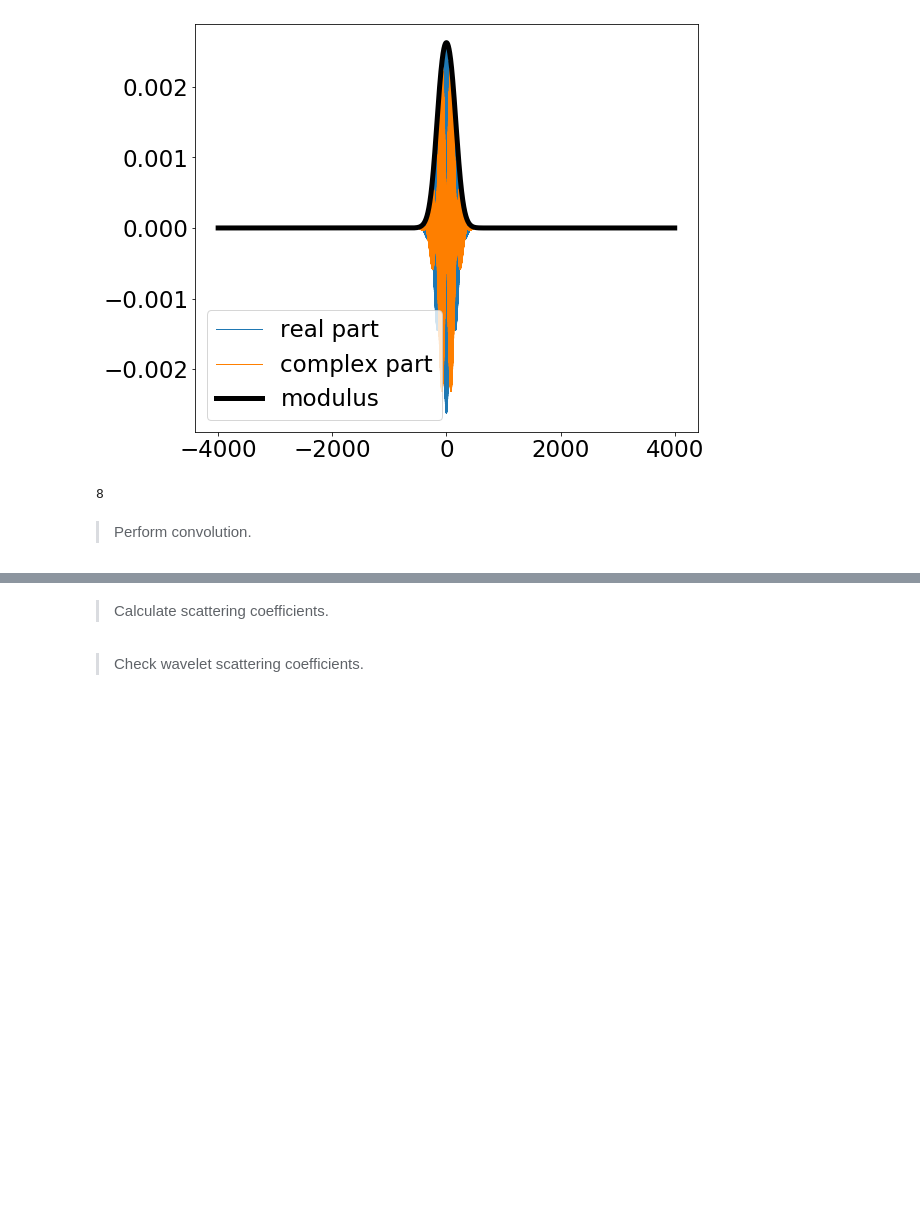
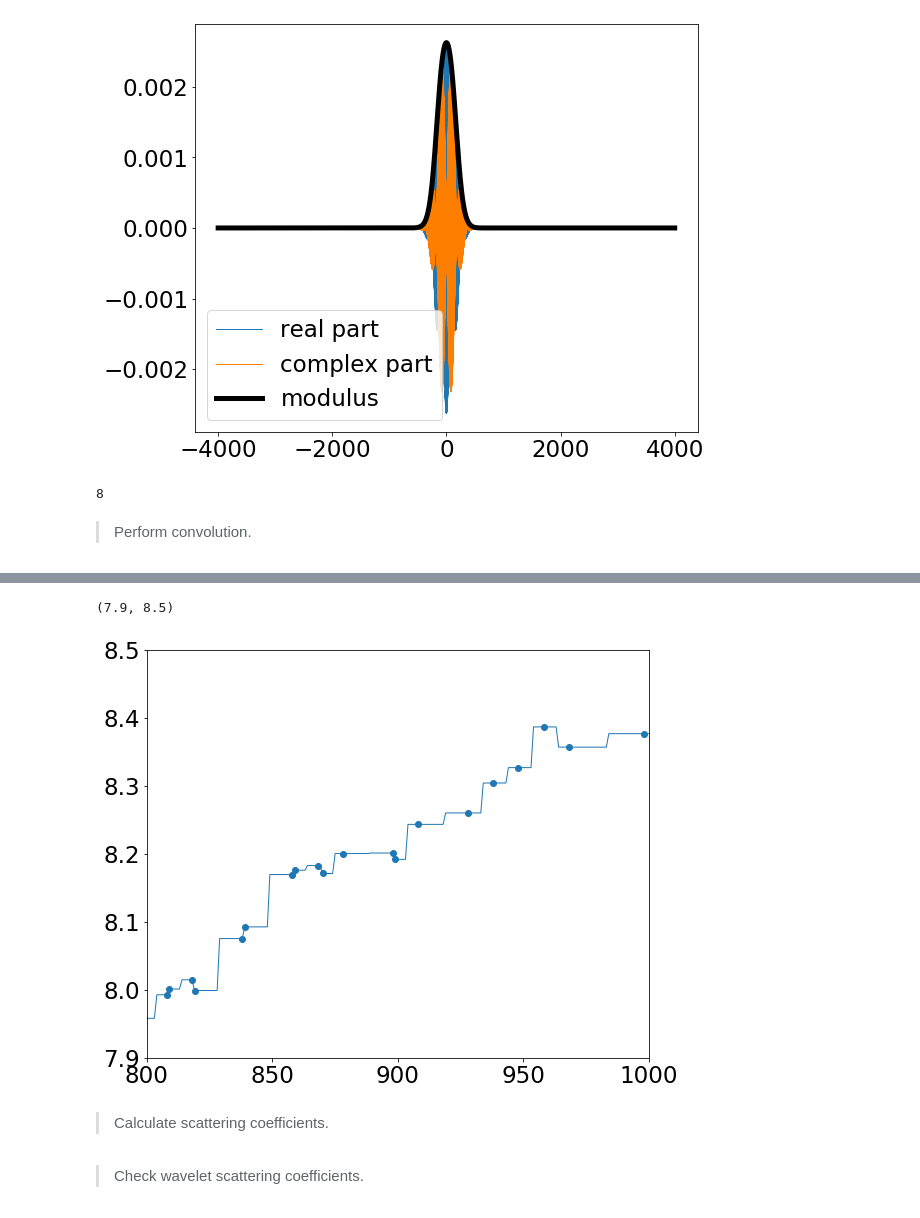
Before and after one commit to tingyuansen/IMLE_on_Galaxy_Images, a Jupyter notebook: AGN_Doublets.ipynb, the cells around one changed output, grey strips where cells are left out. Cells and saved outputs as stored; diff of their text form; code cells hidden in the pictures; blank space fills up the shorter version.

```diff
--- a/AGN_Doublets.ipynb
+++ b/AGN_Doublets.ipynb
@@ -237,3 +263,34 @@ Text(0.5, 0, 'Time')
+# %%
+#====================================================================================
+# choose a ZTF time step
+temp = np.load("../SDSS_DR14_qso_mock_normal_sparse.npz", allow_pickle=True)
+ztf_time = temp["t_array"]
+ztf_time = temp["t_array"][164]
+choose_step = np.unique((ztf_time*10).astype("int"))
+
+# plot the original light curve
+temp = np.load("../SDSS_DR14_qso_mock_normal_dense.npz")
+t_array = temp["t_array"][100]
+real_spec = temp["light_curve"][100]
+real_spec = np.array([complex(real_spec[i]) for i in range(real_spec.size)])
+
+#-----------------------------------------------------------------------------------------------
+# subsample with ZTF time step
+real_spec = real_spec[choose_step]
+time_stamp = t_array[choose_step]
+
+plt.scatter(choose_step, real_spec)
+
+f_power = interpolate.interp1d(choose_step, real_spec, kind='nearest',\
+                               bounds_error=False, fill_value=(real_spec[0],real_spec[-1]))
+real_spec = f_power(np.arange(10000))
+plt.plot(np.arange(10000), real_spec)
+
+plt.xlim([800,1000])
+plt.ylim([7.9, 8.5])
+# %% [output]
+(7.9, 8.5)
+[figure, added]
 # %% [markdown]
 > Calculate scattering coefficients.
 # %%
```
Also changed, not shown: parts of 8 cells of this notebook, 3 other files.
